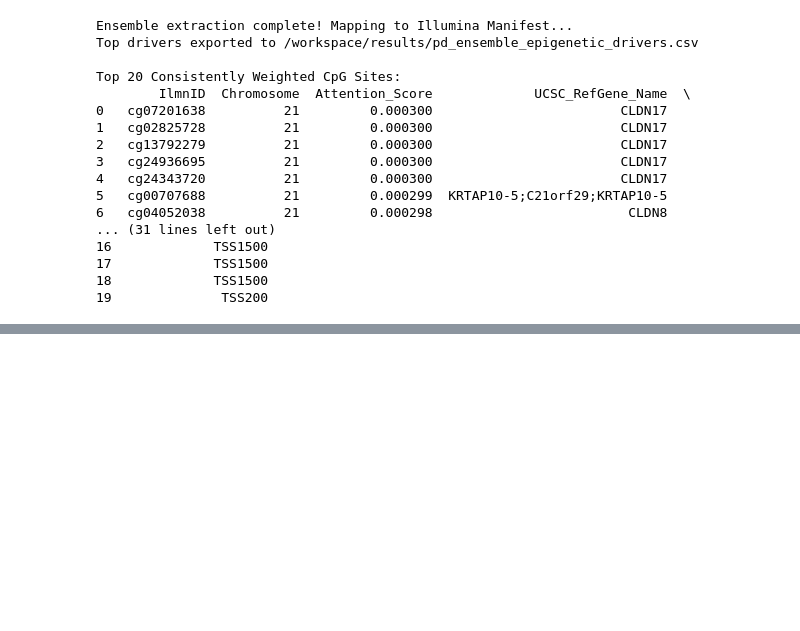
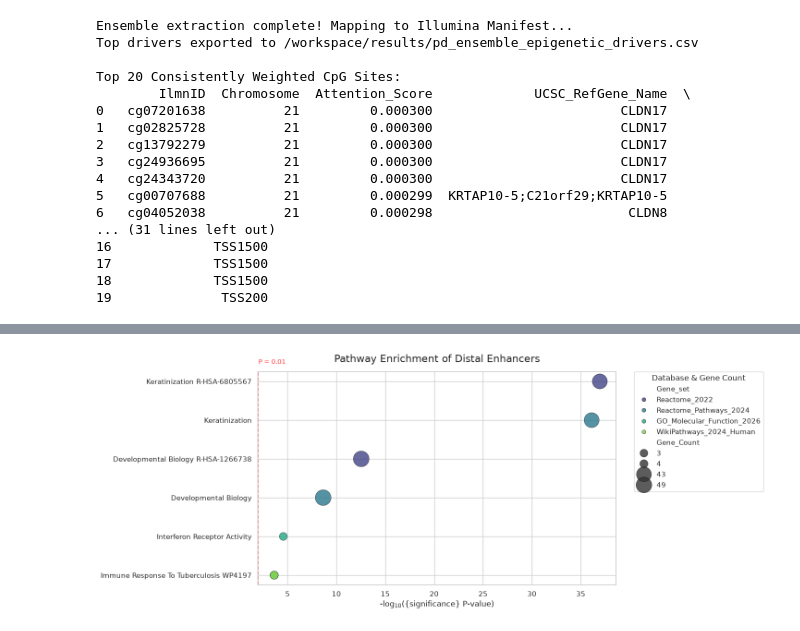
Before and after one commit to perpk/methylation-analysis, a Jupyter notebook: notebooks/DL_approach/sgpd_gat_bio_strat.ipynb, the cells around one changed output, grey strips where cells are left out. Saved outputs shown, nothing was run; the diff lists cells and outputs as text; code cells hidden in the pictures; blank space fills up the shorter version.

```diff
--- a/notebooks/DL_approach/sgpd_gat_bio_strat.ipynb
+++ b/notebooks/DL_approach/sgpd_gat_bio_strat.ipynb
@@ -698,0 +1091,4 @@ def generate_evaluation_plots(m_matrix_df, pheno_df, chr_topologies, cell_cols):
+# %%
+plot_nominal_pathways(fdr_sig, "corrected", top_n=20)
+# %% [output]
+[figure, added]
```
Also changed, not shown: parts of 37 cells of this notebook, 4 other files.
